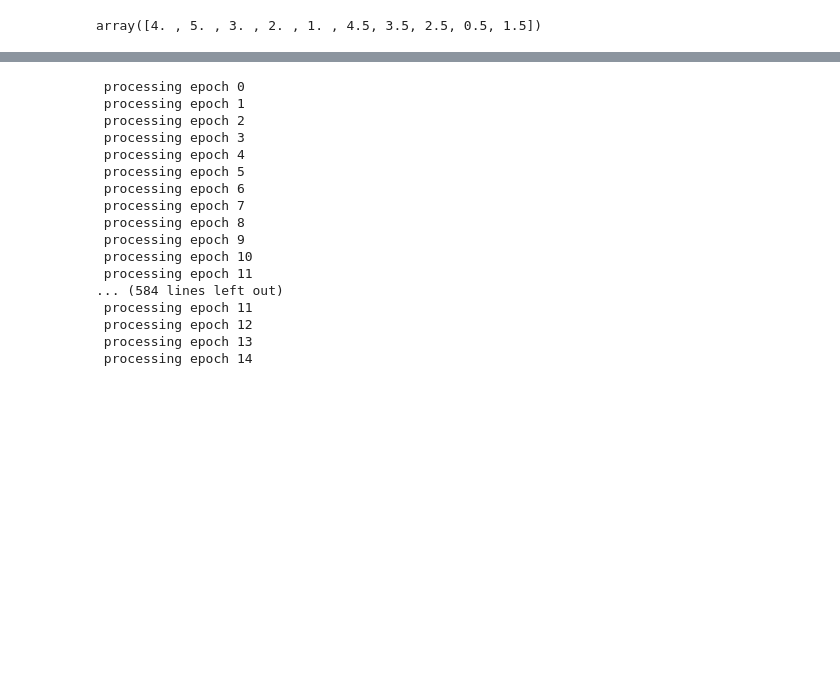
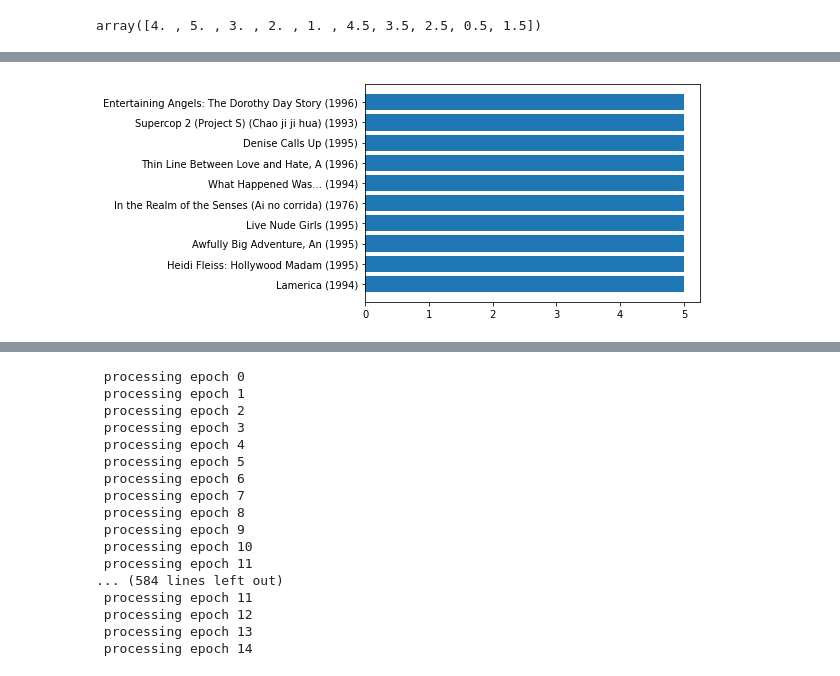
Before and after one commit to Tatjana95/NI-Projekat, a Jupyter notebook: svdpp.ipynb, the cells around one changed output, grey strips where cells are left out. Cells and saved outputs as stored; diff of their text form; code cells hidden in the pictures; blank space fills up the shorter version.

```diff
--- a/svdpp.ipynb
+++ b/svdpp.ipynb
@@ -58,0 +83,25 @@ ratings = Dataset.load_from_df(ratings_pd[['userId', 'movieId', 'rating']], read
+# %%
+#Funkcija koja vraca n najbolje rangiranih filmova
+def best_movies(n):
+  mean_ratings = ratings_pd.groupby('movieId')['rating'].mean() #Prosecna ocena za svaki film
+
+  best = pd.DataFrame()
+
+  best_n = mean_ratings.nlargest(n) # n najbolje ocenjenih filmova
+
+  movies_pd = pd.read_csv('movies.csv')
+
+  for m in best_n.index:
+    best = best.append(movies_pd.loc[movies_pd['movieId'] == m]) #Ucitava id, naslov i zanr za n najboljih filmova
+
+  best['rating'] = best_n.array #Dodaje prosecnu ocenu za svaki film
+
+  best = best.reset_index()
+
+  best = best.drop(['index'], axis = 1)
+
+  return best
+# %%
+#Deset najbolje rangiranih filmova
+best = best_movies(10)
+best
@@ -58,0 +120,6 @@ ratings = Dataset.load_from_df(ratings_pd[['userId', 'movieId', 'rating']], read
+# %%
+#Graficki prikaz ocena 10 najbolje rangiranih filmova
+plt.barh(best.title, best.rating, orientation = 'horizontal')
+plt.show()
+# %% [output]
+[figure, added]
```
Also changed, not shown: parts of 33 cells of this notebook.
